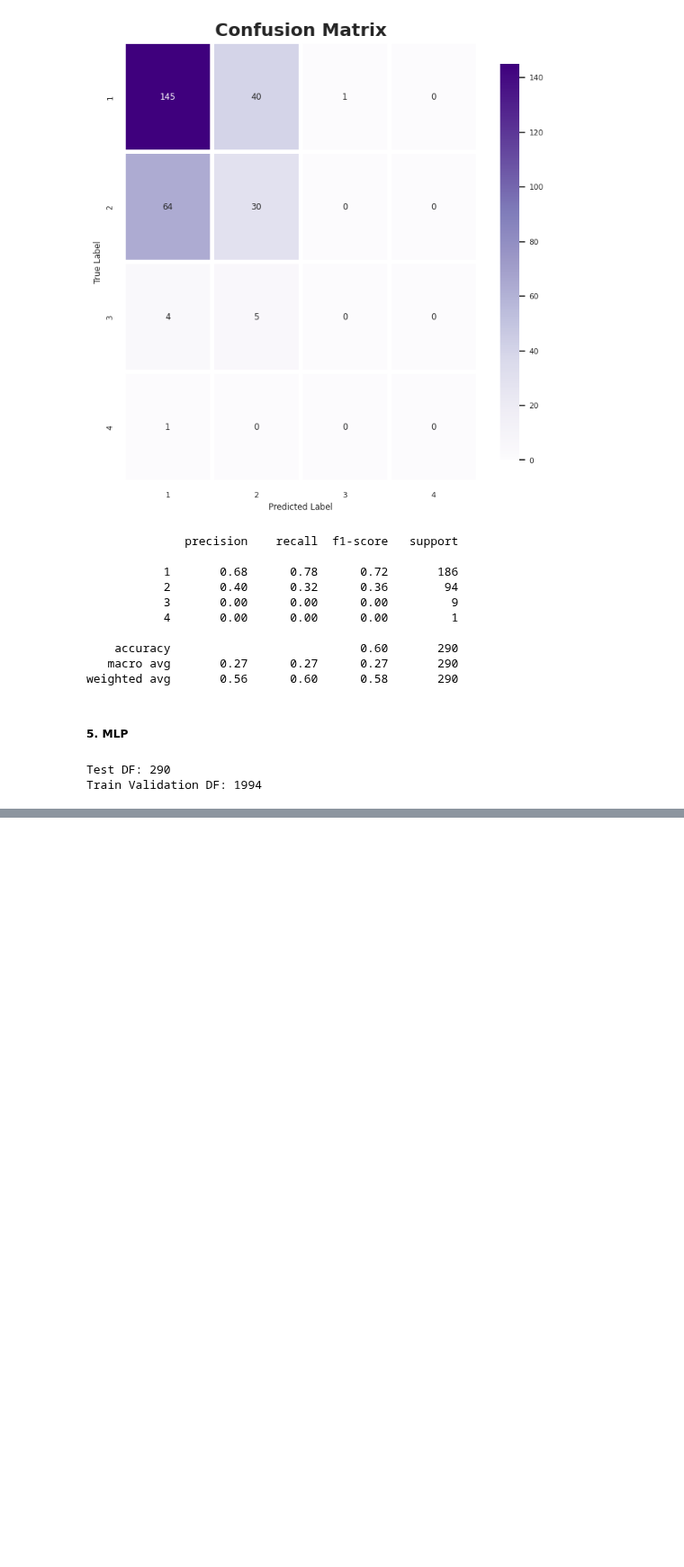
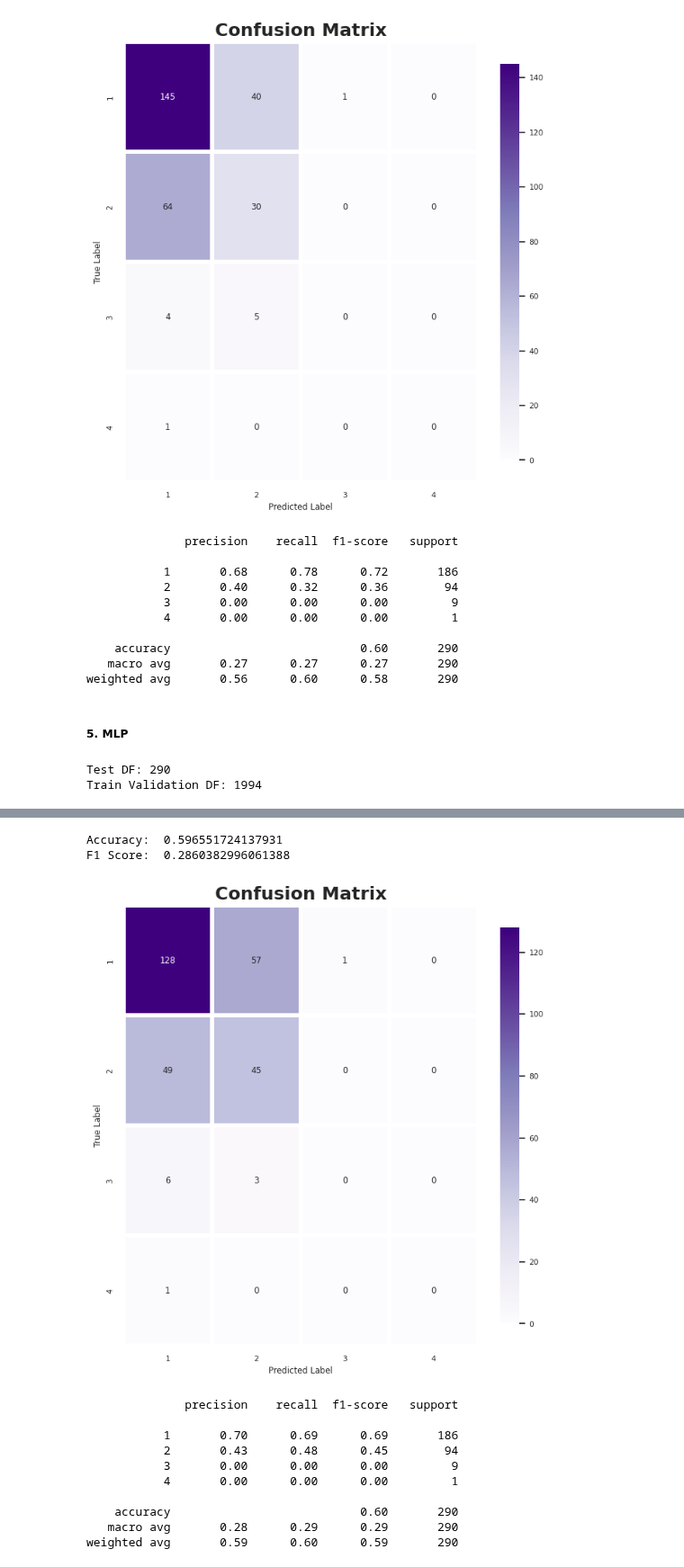
Before and after one commit to GabyCisnerosV/F1_NoName, a Jupyter notebook: 3_Model_2_PredictingPitStops.ipynb, the cells around one changed output, grey strips where cells are left out. Shown at 90% size. Drawn from its saved outputs; the diff is of its cells as text; code cells hidden in the pictures; blank space fills up the shorter version.

```diff
--- a/3_Model_2_PredictingPitStops.ipynb
+++ b/3_Model_2_PredictingPitStops.ipynb
@@ -608,0 +636,27 @@ for lr in [0.001,0.01]:
+# %%
+# Try model in test set
+y_pred = results[results["U1"]==12].reset_index()["BestModel"][0].predict(X_test_SCALED)
+
+# Metrics
+test_accuracy = accuracy_score(y_test+1, y_pred+1)
+test_f1 = f1_score(y_test+1, y_pred+1, average='macro')
+
+# Print the results
+print("Accuracy: ",test_accuracy)
+print("F1 Score: ",test_f1)
+
+F1_Modelling_Extra_Functions.classification_test_results(y_test+1,y_pred+1,figuresize=(8,8)) #confusion matrix and classification report
+# %% [output]
+Accuracy:  0.596551724137931
+F1 Score:  0.2860382996061388
+[figure, added]
+              precision    recall  f1-score   support
+
+           1       0.70      0.69      0.69       186
+           2       0.43      0.48      0.45        94
+           3       0.00      0.00      0.00         9
+           4       0.00      0.00      0.00         1
+
+    accuracy                           0.60       290
+   macro avg       0.28      0.29      0.29       290
+weighted avg       0.59      0.60      0.59       290
```
Also changed, not shown: parts of 4 cells of this notebook, 1 other file.
